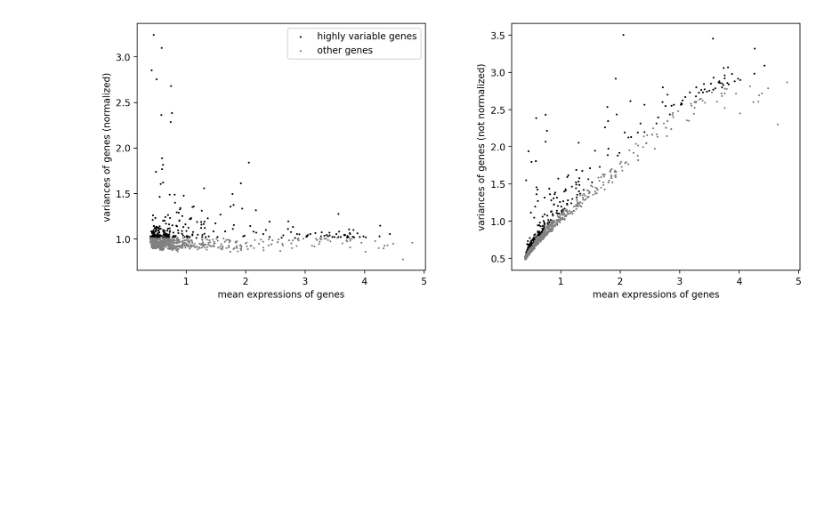
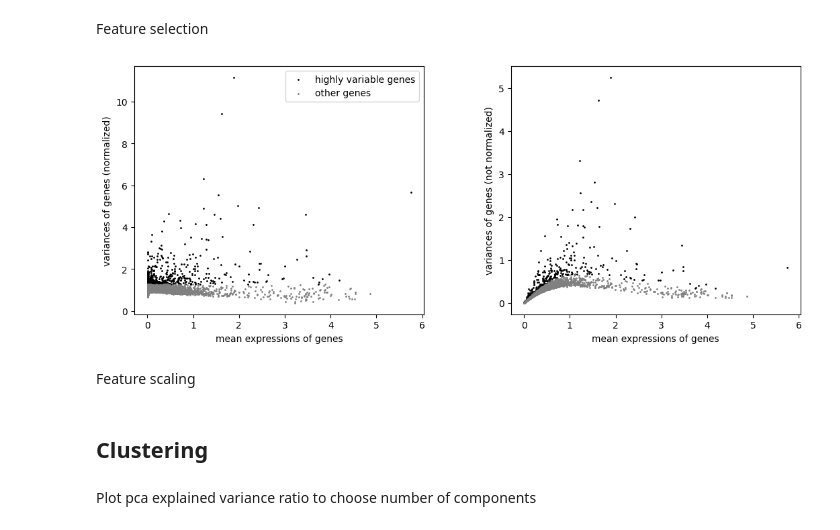
Before and after one commit to arcotan/single-cell-data-analysis, a Jupyter notebook: tools/scanpy/scanpy_PBMC2.ipynb, the cells around one changed output. Cells and saved outputs as stored; diff of their text form; code cells hidden in the pictures; blank space fills up the shorter version.

```diff
--- a/tools/scanpy/scanpy_PBMC2.ipynb
+++ b/tools/scanpy/scanpy_PBMC2.ipynb
@@ -42,9 +51,14 @@ plt.scatter([i for i in range(len(sorted_array))], sorted_array)
 # %%
 sc.pp.normalize_total(adata, target_sum=1e4)
 sc.pp.log1p(adata)
+# %% [markdown]
+Feature selection
 # %%
-sc.pp.highly_variable_genes(adata, n_top_genes=300, flavor='seurat_v3') # seurat FindVariableFeatures
+sc.pp.highly_variable_genes(
+    adata,
+    n_top_genes=500, # chosen based on elbow plot above
+    flavor='seurat_v3'
+)
+sc.pl.highly_variable_genes(adata)
+# %% [output]
+[figure, added]
-# %%
-sc.pl.highly_variable_genes(adata)
-# %% [output]
-[figure, removed]
@@ -52,0 +65,2 @@ sc.pp.scale(adata)
+# %% [markdown]
+Feature scaling
@@ -53,3 +72,7 @@ sc.pp.scale(adata)
+# %% [markdown]
+## Clustering
+# %% [markdown]
+Plot pca explained variance ratio to choose number of components
 # %%
 sc.tl.pca(adata, svd_solver='arpack', n_comps=20, use_highly_variable=True)
 sc.pl.pca_variance_ratio(adata, log=True)
```
Also changed, not shown: parts of 26 cells of this notebook, 29 other files.
